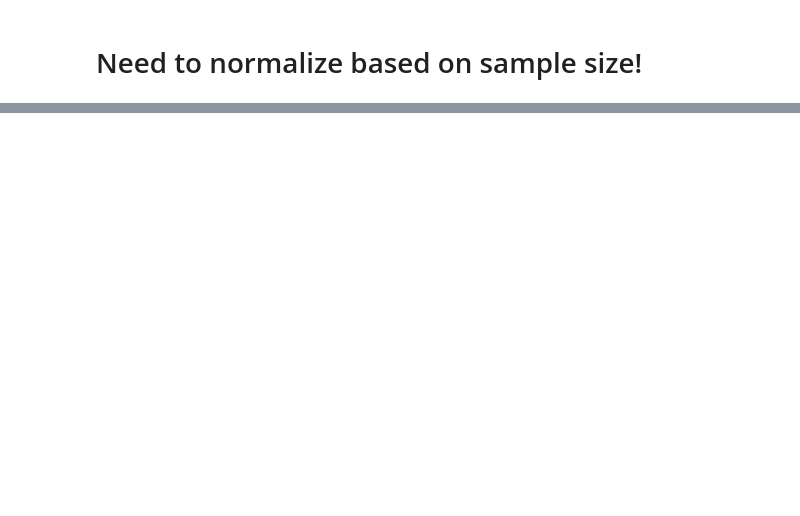
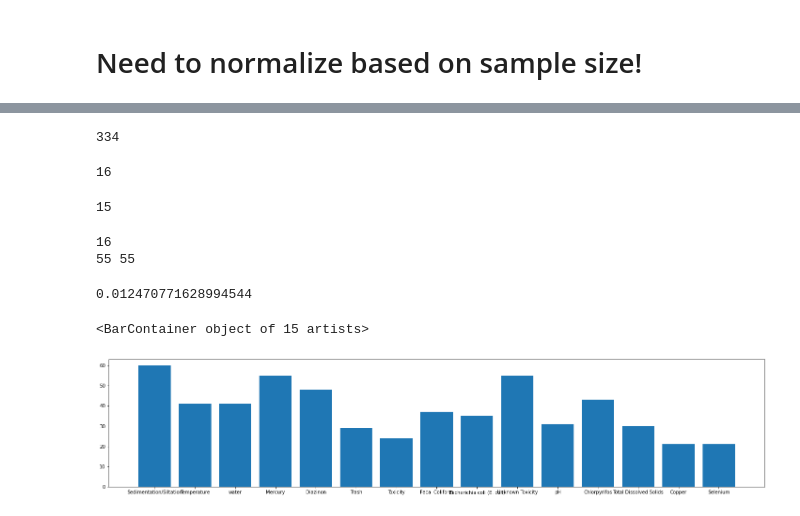
Before and after one commit to puga-42/Are-we-fixing-our-dammed-rivers, a Jupyter notebook: dammed_rivers.ipynb, the cells around one changed output, grey strips where cells are left out. Cells and saved outputs as stored; diff of their text form; code cells hidden in the pictures; blank space fills up the shorter version.

```diff
--- a/dammed_rivers.ipynb
+++ b/dammed_rivers.ipynb
@@ -454,0 +518,12 @@ _ = ax.set_title("Mean number of Pollutants in Dammed and Undammed Rivers (10000
+# %%
+dammed_pollutant_dict = {}
+for pol in df_dammed['All Pollutants']:
+    for pollutant in pol:
+        if pollutant in dammed_pollutant_dict:
+            dammed_pollutant_dict[pollutant] += 1
+        else:
+            dammed_pollutant_dict[pollutant] = 1
+for k, v in dammed_pollutant_dict.items():
+    print(k, v)
+dammed_most_potent = {k:v for (k,v) in dammed_pollutant_dict.items() if v > 20}
+len(dammed_most_potent)
@@ -454,0 +549,50 @@ _ = ax.set_title("Mean number of Pollutants in Dammed and Undammed Rivers (10000
+# %%
+df_dammed['All Pollutants'][3]
+len(df_dammed)
+# %% [output]
+334
+# %%
+undammed_pollutant_dict = {}
+for pol in df_not_dammed['All Pollutants']:
+    for pollutant in pol:
+        if pollutant in undammed_pollutant_dict:
+            undammed_pollutant_dict[pollutant] += 1
+        else:
+            undammed_pollutant_dict[pollutant] = 1
+
+
+
+
+#twentyfive most potent
+undammed_most_potent = {k:v for (k,v) in undammed_pollutant_dict.items() if v > 28}
+
+len(undammed_most_potent)
+
+# Agricultural = ['Diazinon', 'Pyrethroids', 'Nitrate',
+#                 'Chlorpyrifos', 'DDT (Dichlorodiphenyltrichloro ethane)',
+#                'Dieldrin', 'Nitrogen', 'Total Nitrogen as N']
+# Metals = ['Copper', 'Zinc', 'Lead', 'Iron']
+# %% [output]
+16
+15
+# %%
+print(undammed_pollutant_dict['Mercury'])
+print(dammed_pollutant_dict['Mercury'], dammed_pollutant_dict['Unknown Toxicity'])
+
+sum = 0
+for k, v in undammed_pollutant_dict.items():
+    sum += v
+16/sum
+# %% [output]
+16
+55 55
+0.012470771628994544
+# %%
+d_keys = dammed_most_potent.keys()
+d_values = dammed_most_potent.values()
+
+fig, ax = plt.subplots(figsize=(25,5))
+plt.bar(keys, values)
+# %% [output]
+<BarContainer object of 15 artists>
+[figure, added]
```
Also changed, not shown: parts of 35 cells of this notebook, 1 other file.
